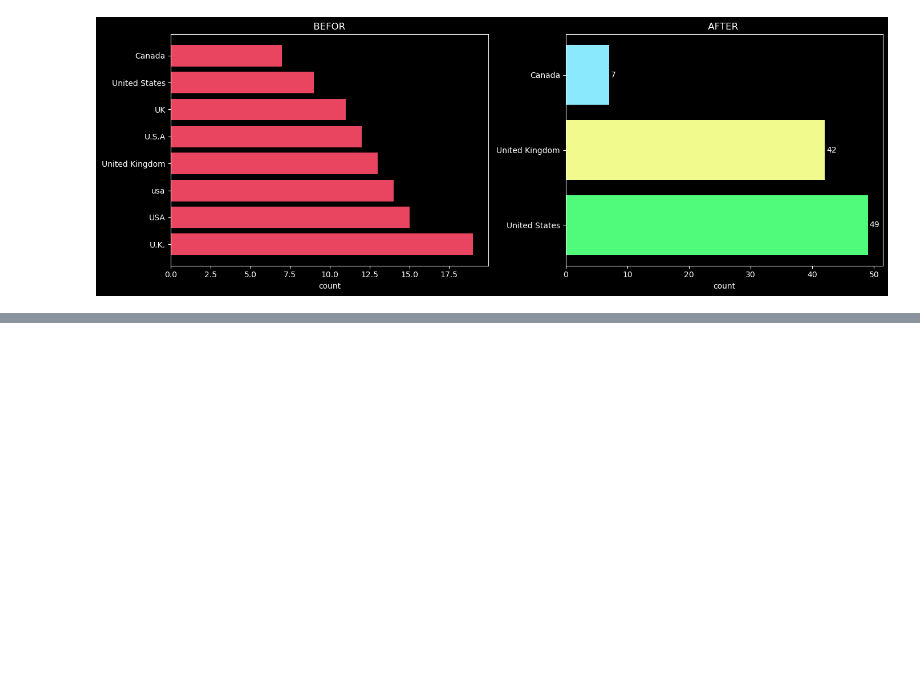
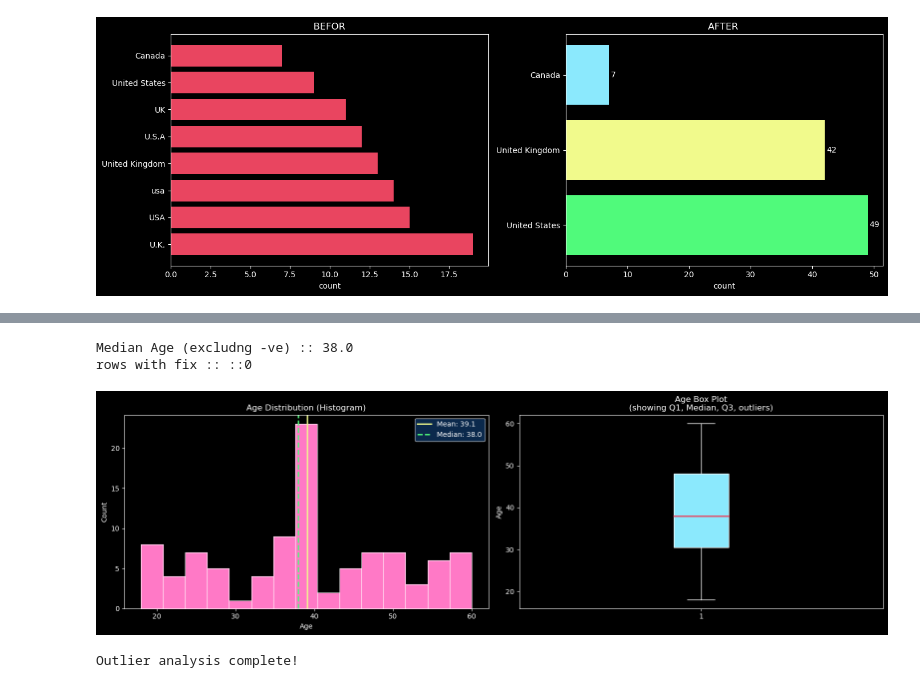
Before and after one commit to kuldeepgaur02/Data-Cleanig-, a Jupyter notebook: Data_cleaning_file.ipynb, the cells around one changed output, grey strips where cells are left out. Saved outputs shown, nothing was run; the diff lists cells and outputs as text; code cells hidden in the pictures; blank space fills up the shorter version.

Commit message:
outliers done

```diff
--- a/Data_cleaning_file.ipynb
+++ b/Data_cleaning_file.ipynb
@@ -563,0 +601,4 @@ plt.show()
+# %%
+df['Quantity'] = df['Quantity'].astype(int)
+print(f"Quantity data type ::{df['Quantity'].dtype}")
+print(f"values in quantity :: {df['Quantity'].head(10).tolist()}")
@@ -563,0 +623,6 @@ plt.show()
+# %%
+df['SignupDate'] =pd.to_datetime(df['SignupDate'],dayfirst = True,errors='coerce')
+df['LastPurchaseDate'] =pd.to_datetime(df['LastPurchaseDate'],dayfirst = True,errors='coerce')
+
+print(df['LastPurchaseDate'].unique()[:15])
+print(df['SignupDate'].unique()[:15])
@@ -563,0 +735,52 @@ plt.show()
+# %%
+valid_median_age = df[df['Age'] > 0]['Age'].median()
+
+print(f"Median Age (excludng -ve) :: {valid_median_age}")
+## 2args( condition , column. )
+df.loc[df['Age'] < 0 ,'Age'] = valid_median_age
+
+print(f"rows with fix :: ::{(df['Age'] < 0).sum()}")
+# %% [output]
+Median Age (excludng -ve) :: 38.0
+rows with fix :: ::0
+# %%
+fig , axes = plt.subplots(1,2,figsize=(16, 5))
+axes[0].hist(
+    df['Age'],
+    bins= 15,
+    color = '#ff79c6',
+    edgecolor = 'white',
+    linewidth = 0.8
+)
+axes[0].set_title('Age Distribution (Histogram)', color='white', fontsize=12)
+axes[0].set_xlabel('Age', color='white')
+axes[0].set_ylabel('Count', color='white')
+axes[0].tick_params(colors='white')
+axes[0].axvline(df['Age'].mean(), color='#f1fa8c', linewidth=2,
+                label=f'Mean: {df["Age"].mean():.1f}')
+axes[0].axvline(df['Age'].median(), color='#50fa7b', linewidth=2, linestyle='--',
+                label=f'Median: {df["Age"].median():.1f}')
+axes[0].legend(facecolor='#0f3460', labelcolor='white')
+
+
+
+axes[1].boxplot(
+    df['Age'],
+    patch_artist=True,         # fill the box with color
+    boxprops=dict(facecolor='#8be9fd', color='white'),
+    medianprops=dict(color='#e94560', linewidth=2),
+    whiskerprops=dict(color='white'),
+    capprops=dict(color='white'),
+    flierprops=dict(marker='o', color='#ff79c6', markersize=8)
+)
+axes[1].set_title('Age Box Plot\n(showing Q1, Median, Q3, outliers)', color='white', fontsize=12)
+axes[1].set_ylabel('Age', color='white')
+axes[1].tick_params(colors='white')
+
+plt.tight_layout()
+plt.savefig('age_outliers.png', dpi=150, bbox_inches='tight', facecolor='#1a1a2e')
+plt.show()
+print("Outlier analysis complete!")
+# %% [output]
+[figure, added]
+Outlier analysis complete!
```
Also changed, not shown: parts of 9 cells of this notebook, 1 other file.
